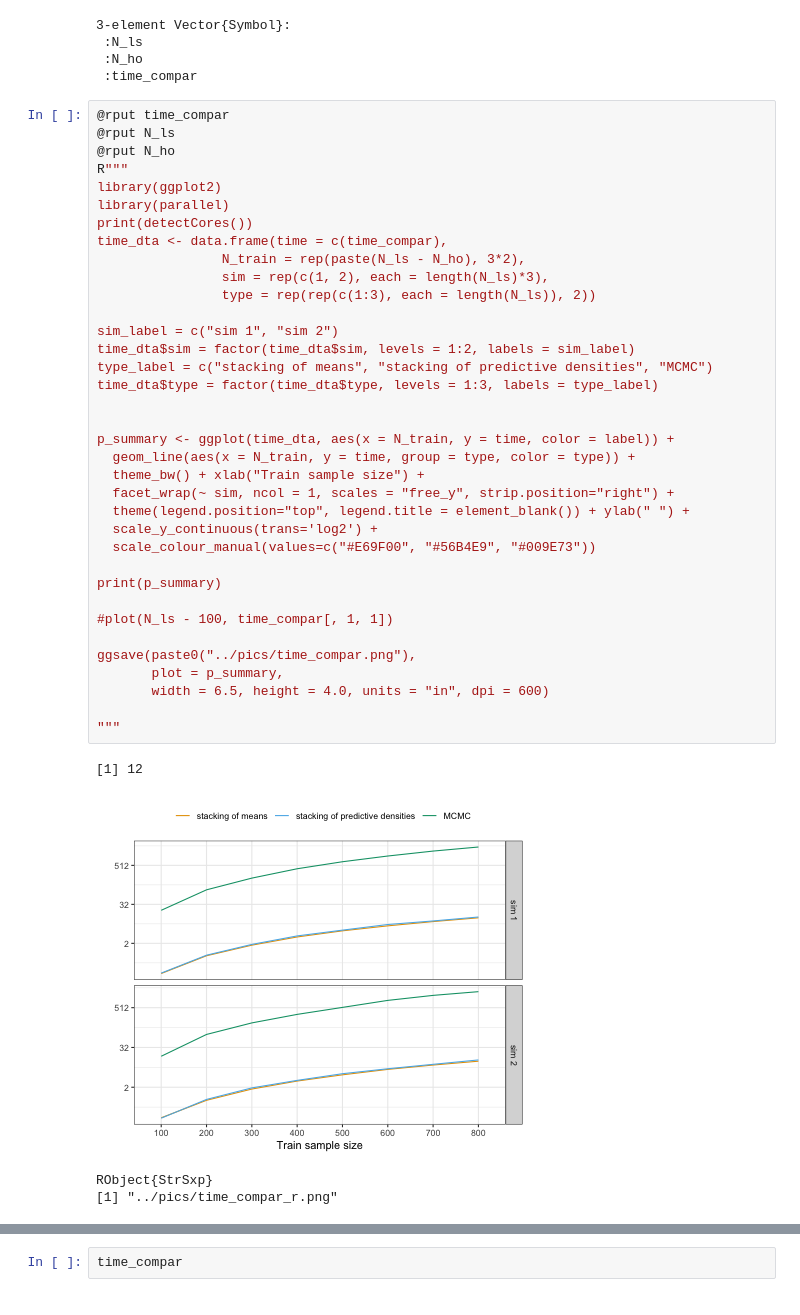
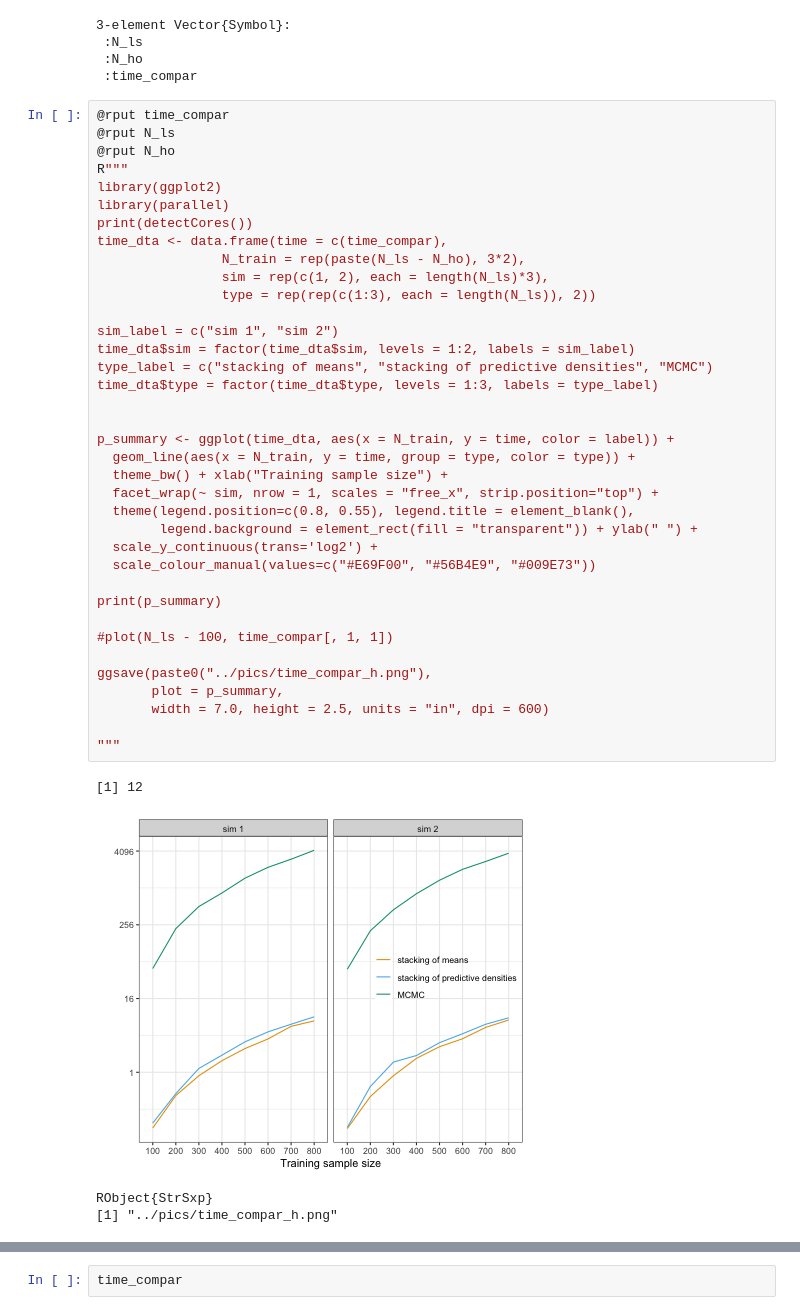
Before and after one commit to LuZhangstat/spatial_stacking, a Jupyter notebook: sim_julia/projects/time_compar.ipynb, the cells around one changed output, grey strips where cells are left out. Saved outputs shown, nothing was run; the diff lists cells and outputs as text.

```diff
--- a/sim_julia/projects/time_compar.ipynb
+++ b/sim_julia/projects/time_compar.ipynb
@@ -137,39 +137,40 @@ end
 @rput N_ho
 R"""
 library(ggplot2)
 library(parallel)
 print(detectCores())
 time_dta <- data.frame(time = c(time_compar),
                 N_train = rep(paste(N_ls - N_ho), 3*2),
                 sim = rep(c(1, 2), each = length(N_ls)*3),
                 type = rep(rep(c(1:3), each = length(N_ls)), 2))
 
 sim_label = c("sim 1", "sim 2")
 time_dta$sim = factor(time_dta$sim, levels = 1:2, labels = sim_label)
 type_label = c("stacking of means", "stacking of predictive densities", "MCMC")
 time_dta$type = factor(time_dta$type, levels = 1:3, labels = type_label)
 
 
 p_summary <- ggplot(time_dta, aes(x = N_train, y = time, color = label)) +
   geom_line(aes(x = N_train, y = time, group = type, color = type)) +
-  theme_bw() + xlab("Train sample size") +
-  facet_wrap(~ sim, ncol = 1, scales = "free_y", strip.position="right") +
-  theme(legend.position="top", legend.title = element_blank()) + ylab(" ") +
+  theme_bw() + xlab("Training sample size") +
+  facet_wrap(~ sim, nrow = 1, scales = "free_x", strip.position="top") +
+  theme(legend.position=c(0.8, 0.55), legend.title = element_blank(),
+        legend.background = element_rect(fill = "transparent")) + ylab(" ") +
   scale_y_continuous(trans='log2') +
   scale_colour_manual(values=c("#E69F00", "#56B4E9", "#009E73"))
 
 print(p_summary)
 
 #plot(N_ls - 100, time_compar[, 1, 1])
 
-ggsave(paste0("../pics/time_compar.png"),
+ggsave(paste0("../pics/time_compar_h.png"),
        plot = p_summary,
-       width = 6.5, height = 4.0, units = "in", dpi = 600)
+       width = 7.0, height = 2.5, units = "in", dpi = 600)
 
 """
 # %% [output]
 [1] 12
-[figure, old version]
+[figure, new version]
 RObject{StrSxp}
-[1] "../pics/time_compar_r.png"
+[1] "../pics/time_compar_h.png"
 # %%
```
Also changed, not shown: parts of 1 cell of this notebook, 1 other file.
